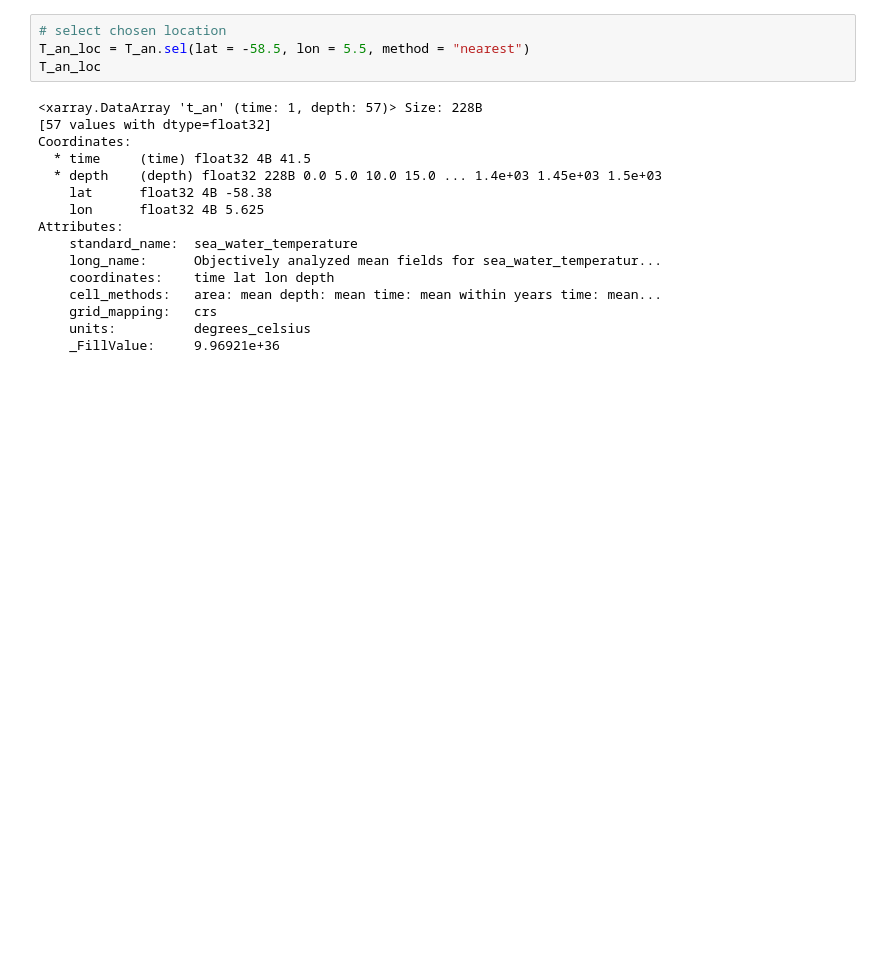
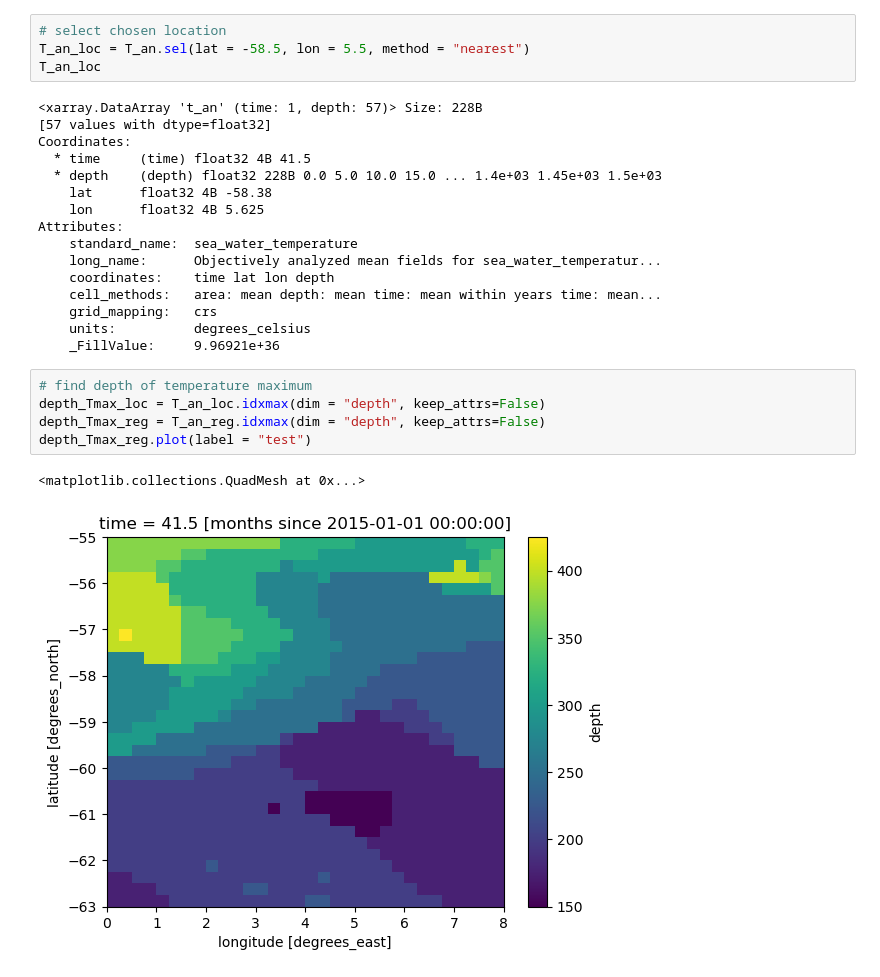
Before and after one commit to marlene-schramm/MSc_data_analysis, a Jupyter notebook: InitCond.ipynb, the cells around one changed output. Saved outputs shown, nothing was run; the diff lists cells and outputs as text; blank space fills up the shorter version.

```diff
--- a/InitCond.ipynb
+++ b/InitCond.ipynb
@@ -52,3 +52,11 @@ Attributes:
     grid_mapping:   crs
     units:          degrees_celsius
     _FillValue:     9.96921e+36
+# %%
+# find depth of temperature maximum
+depth_Tmax_loc = T_an_loc.idxmax(dim = "depth", keep_attrs=False)
+depth_Tmax_reg = T_an_reg.idxmax(dim = "depth", keep_attrs=False)
+depth_Tmax_reg.plot(label = "test")
+# %% [output]
+<matplotlib.collections.QuadMesh at 0x...>
+[figure, added]
```
Also changed, not shown: parts of 1 cell of this notebook.
